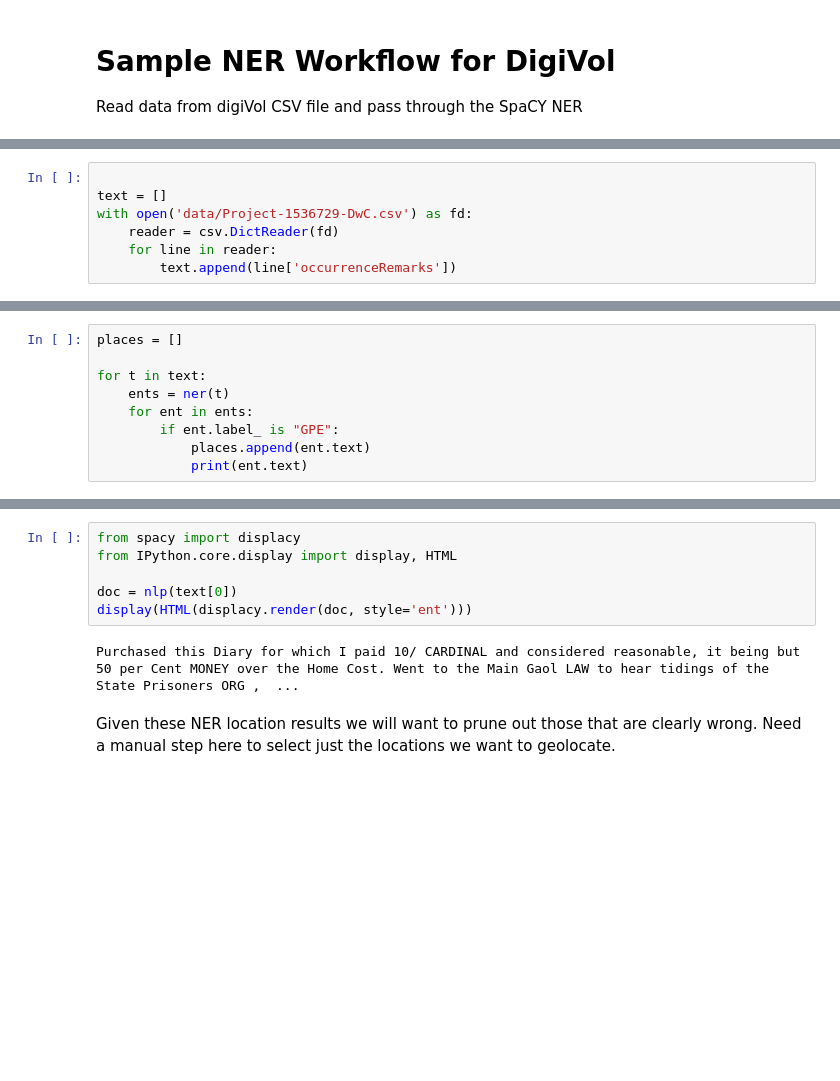
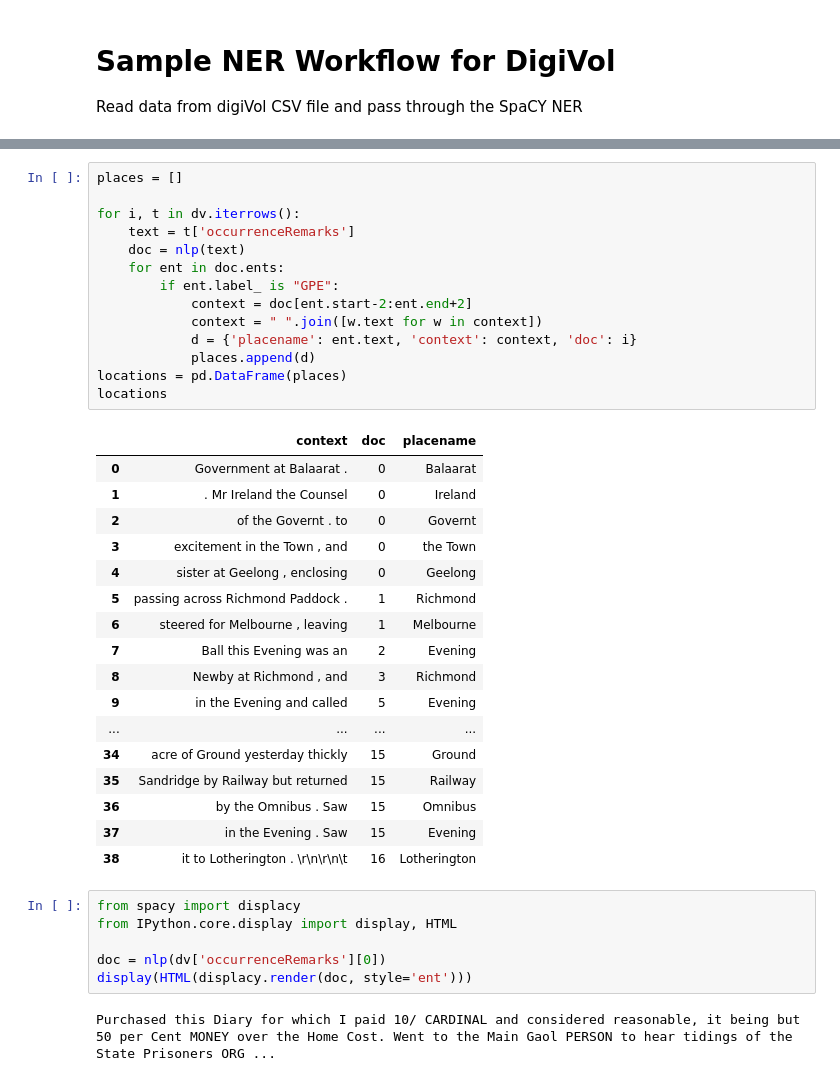
Before and after one commit to stevecassidy/hassdevl-samples, a Jupyter notebook: Digivol NER.ipynb, the cells around one changed output, grey strips where cells are left out. Drawn from its saved outputs; the diff is of its cells as text; blank space fills up the shorter version.

```diff
--- a/Digivol NER.ipynb
+++ b/Digivol NER.ipynb
@@ -67,7 +24,0 @@ We first read the data from the CSV file using the python `csv` module.  The tra
-# %%
-
-text = []
-with open('data/Project-1536729-DwC.csv') as fd:
-    reader = csv.DictReader(fd)
-    for line in reader:
-        text.append(line['occurrenceRemarks'])
@@ -94,9 +24,0 @@ def ner(text):
-# %%
-places = []
-
-for t in text:
-    ents = ner(t)
-    for ent in ents:
-        if ent.label_ is "GPE":
-            places.append(ent.text)
-            print(ent.text)
@@ -121,10 +47,40 @@ Saw McEwen
+# %%
+places = []
+
+for i, t in dv.iterrows():
+    text = t['occurrenceRemarks']
+    doc = nlp(text)
+    for ent in doc.ents:
+        if ent.label_ is "GPE":
+            context = doc[ent.start-2:ent.end+2]
+            context = " ".join([w.text for w in context])
+            d = {'placename': ent.text, 'context': context, 'doc': i}
+            places.append(d)
+locations = pd.DataFrame(places)
+locations
+# %% [output]
+|  | context | doc | placename |
+| 0 | Government at Balaarat . | 0 | Balaarat |
+| 1 | . Mr Ireland the Counsel | 0 | Ireland |
+| 2 | of the Governt . to | 0 | Governt |
+| 3 | excitement in the Town , and | 0 | the Town |
+| 4 | sister at Geelong , enclosing | 0 | Geelong |
+| 5 | passing across Richmond Paddock . | 1 | Richmond |
+| 6 | steered for Melbourne , leaving | 1 | Melbourne |
+| 7 | Ball this Evening was an | 2 | Evening |
+| 8 | Newby at Richmond , and | 3 | Richmond |
+| 9 | in the Evening and called | 5 | Evening |
+| ... | ... | ... | ... |
+| 34 | acre of Ground yesterday thickly | 15 | Ground |
+| 35 | Sandridge by Railway but returned | 15 | Railway |
+| 36 | by the Omnibus . Saw | 15 | Omnibus |
+| 37 | in the Evening . Saw | 15 | Evening |
+| 38 | it to Lotherington . \r\n\r\n\t | 16 | Lotherington |
 # %%
 from spacy import displacy
 from IPython.core.display import display, HTML
 
-doc = nlp(text[0])
+doc = nlp(dv['occurrenceRemarks'][0])
 display(HTML(displacy.render(doc, style='ent')))
 # %% [output]
-Purchased this Diary for which I paid 10/ CARDINAL and considered reasonable, it being but 50 per Cent MONEY over the Home Cost. Went to the Main Gaol LAW to hear tidings of the State Prisoners ORG ,  ...
+Purchased this Diary for which I paid 10/ CARDINAL and considered reasonable, it being but 50 per Cent MONEY over the Home Cost. Went to the Main Gaol PERSON to hear tidings of the State Prisoners ORG ...
-# %% [markdown]
-Given these NER location results we will want to prune out those that are clearly wrong.  Need a manual step here to select just the locations we want to geolocate.
```
Also changed, not shown: parts of 16 cells of this notebook.
